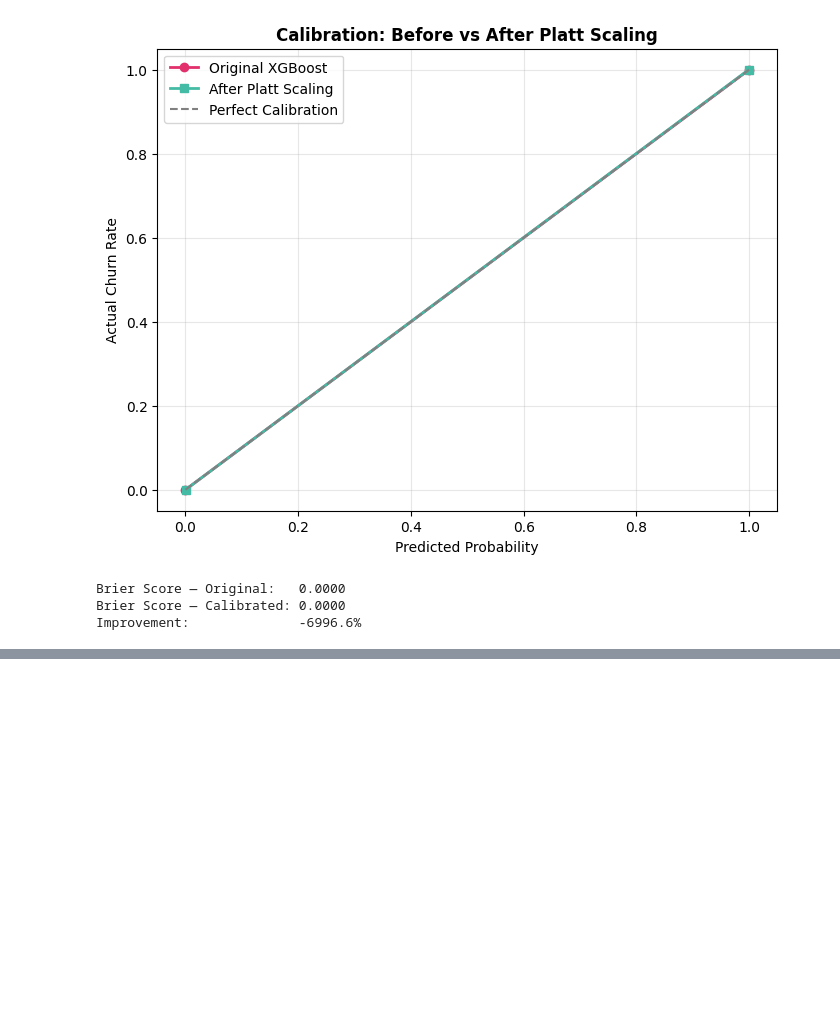
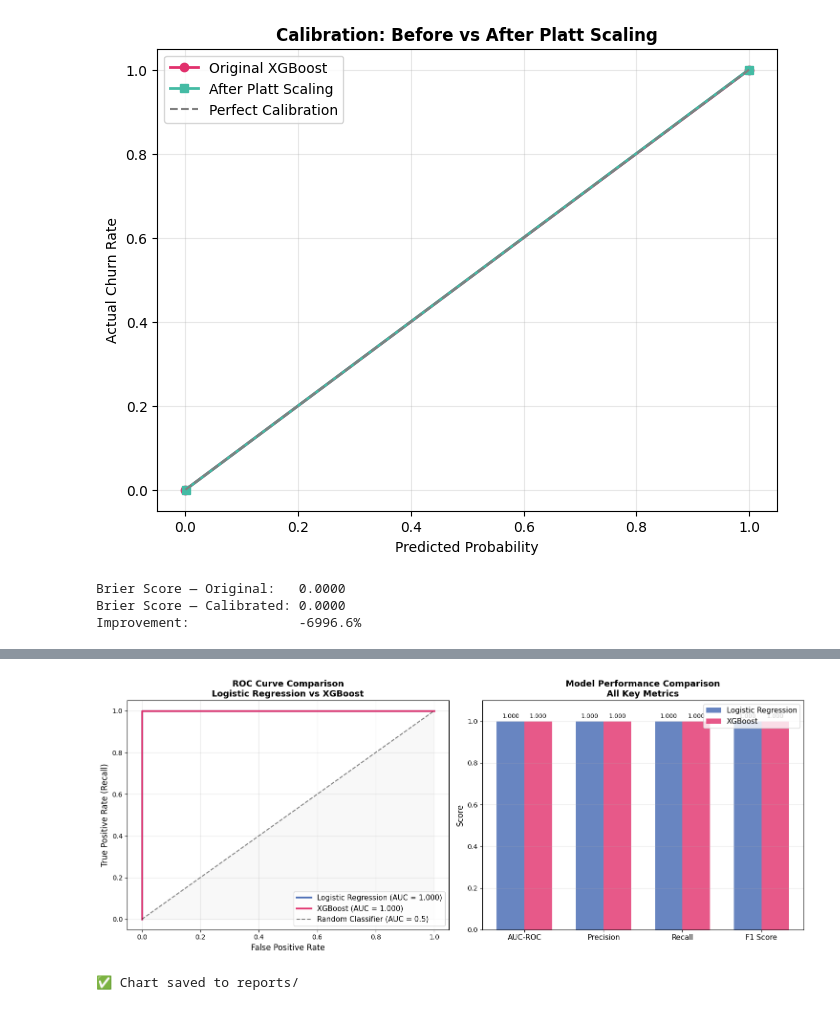
Before and after one commit to sakshiraade/social-engagement-intelligence, a Jupyter notebook: notebooks/03_churn_model.ipynb, the cells around one changed output, grey strips where cells are left out. Drawn from its saved outputs; the diff is of its cells as text; code cells hidden in the pictures; blank space fills up the shorter version.

Commit message:
Improvement #5: Logistic regression baseline — model comparison complete

```diff
--- a/notebooks/03_churn_model.ipynb
+++ b/notebooks/03_churn_model.ipynb
@@ -317,0 +430,59 @@ Improvement:              -6996.6%
+# %%
+fig, axes = plt.subplots(1, 2, figsize=(15, 6))
+
+# ── Chart 1: ROC Curves ──
+for name, (preds, probas), color in [
+    ('Logistic Regression', (lr_pred, lr_pred_proba), '#4267B2'),
+    ('XGBoost', (y_pred, y_pred_proba), '#E1306C')
+]:
+    fpr, tpr, _ = roc_curve(y_test, probas)
+    auc_score = roc_auc_score(y_test, probas)
+    axes[0].plot(fpr, tpr, color=color, linewidth=2.5,
+                 label=f'{name} (AUC = {auc_score:.3f})')
+
+axes[0].plot([0,1], [0,1], 'k--', alpha=0.5, label='Random Classifier (AUC = 0.5)')
+axes[0].fill_between([0,1], [0,1], alpha=0.05, color='gray')
+axes[0].set_xlabel('False Positive Rate', fontsize=12)
+axes[0].set_ylabel('True Positive Rate (Recall)', fontsize=12)
+axes[0].set_title('ROC Curve Comparison\nLogistic Regression vs XGBoost',
+                   fontsize=13, fontweight='bold')
+axes[0].legend(fontsize=11)
+axes[0].grid(alpha=0.3)
+
+# ── Chart 2: Metric Bar Comparison ──
+metrics_to_plot = ['AUC-ROC', 'Precision', 'Recall', 'F1 Score']
+x = np.arange(len(metrics_to_plot))
+width = 0.35
+
+lr_vals = [results['Logistic Regression'][m] for m in metrics_to_plot]
+xgb_vals = [results['XGBoost'][m] for m in metrics_to_plot]
+
+bars1 = axes[1].bar(x - width/2, lr_vals, width, label='Logistic Regression',
+                     color='#4267B2', alpha=0.8)
+bars2 = axes[1].bar(x + width/2, xgb_vals, width, label='XGBoost',
+                     color='#E1306C', alpha=0.8)
+
+axes[1].set_xticks(x)
+axes[1].set_xticklabels(metrics_to_plot, fontsize=11)
+axes[1].set_ylim([0, 1.1])
+axes[1].set_ylabel('Score', fontsize=12)
+axes[1].set_title('Model Performance Comparison\nAll Key Metrics',
+                   fontsize=13, fontweight='bold')
+axes[1].legend(fontsize=11)
+axes[1].grid(axis='y', alpha=0.3)
+
+# Add value labels on bars
+for bar in bars1 + bars2:
+    height = bar.get_height()
+    axes[1].annotate(f'{height:.3f}',
+                     xy=(bar.get_x() + bar.get_width()/2, height),
+                     xytext=(0, 3), textcoords="offset points",
+                     ha='center', va='bottom', fontsize=9)
+
+plt.tight_layout()
+plt.savefig('../reports/model_comparison.png', dpi=150, bbox_inches='tight')
+plt.show()
+print("✅ Chart saved to reports/")
+# %% [output]
+[figure, added]
+✅ Chart saved to reports/
```
Also changed, not shown: parts of 3 cells of this notebook, 1 other file.
